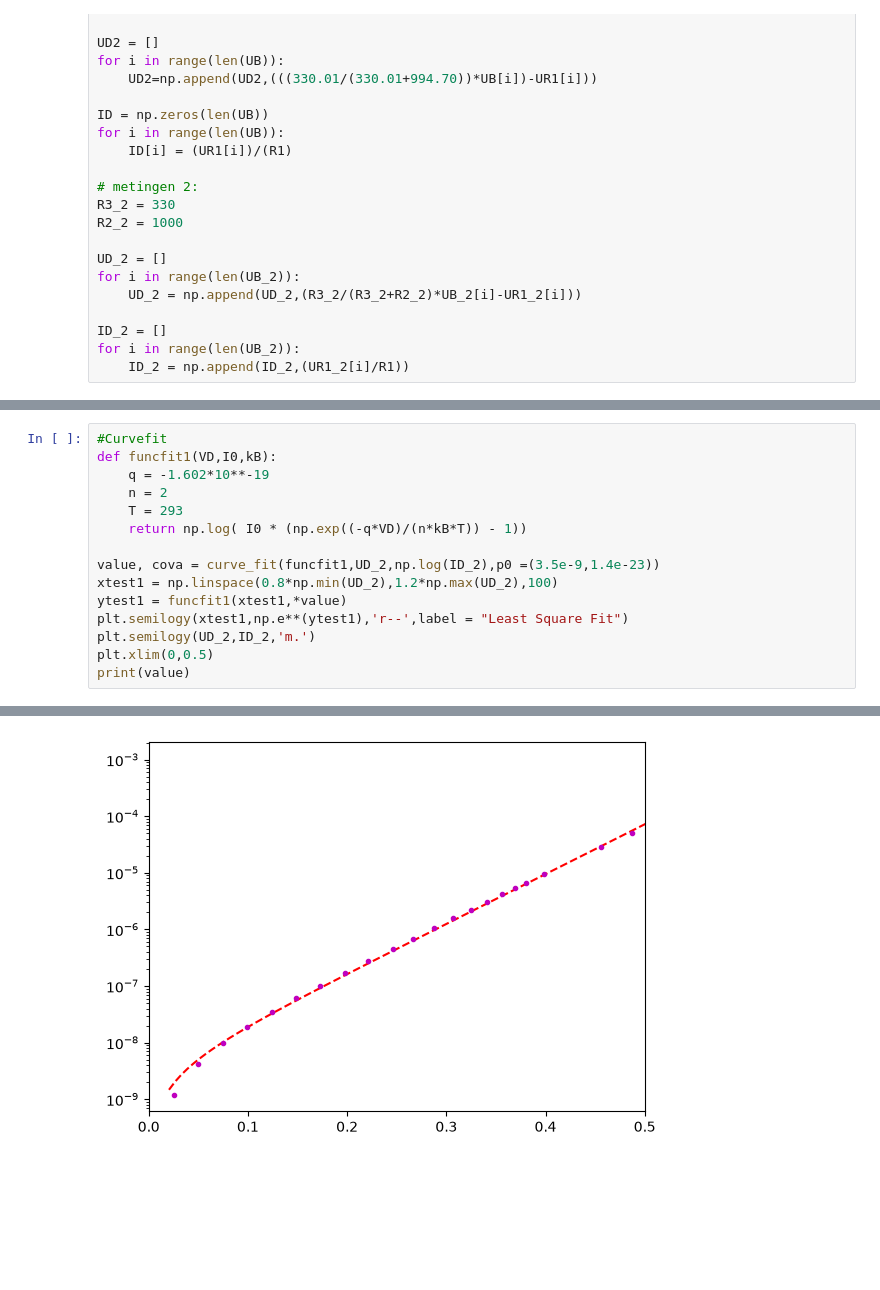
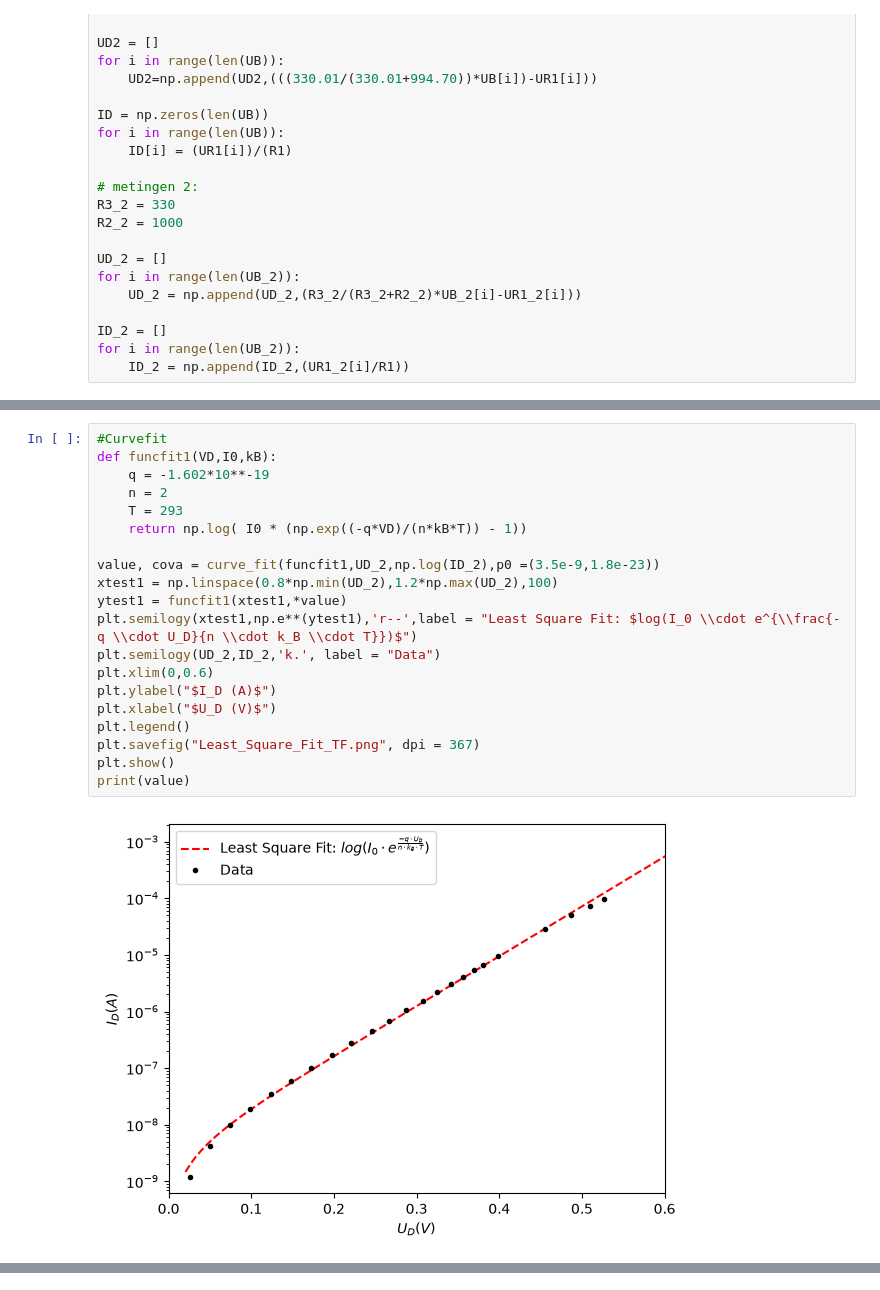
Before and after one commit to Sietse6812953/Boltzmann-Lab, a Jupyter notebook: Iteratie Script.ipynb, the cells around one changed output, grey strips where cells are left out. Saved outputs shown, nothing was run; the diff lists cells and outputs as text; blank space fills up the shorter version.

```diff
--- a/Iteratie Script.ipynb
+++ b/Iteratie Script.ipynb
@@ -87,16 +80,22 @@ print(1)
 # %%
 #Curvefit
 def funcfit1(VD,I0,kB):
     q = -1.602*10**-19
     n = 2
     T = 293
     return np.log( I0 * (np.exp((-q*VD)/(n*kB*T)) - 1))
 
-value, cova = curve_fit(funcfit1,UD_2,np.log(ID_2),p0 =(3.5e-9,1.4e-23))
+value, cova = curve_fit(funcfit1,UD_2,np.log(ID_2),p0 =(3.5e-9,1.8e-23))
 xtest1 = np.linspace(0.8*np.min(UD_2),1.2*np.max(UD_2),100)
 ytest1 = funcfit1(xtest1,*value)
-plt.semilogy(xtest1,np.e**(ytest1),'r--',label = "Least Square Fit")
-plt.semilogy(UD_2,ID_2,'m.')
-plt.xlim(0,0.5)
+plt.semilogy(xtest1,np.e**(ytest1),'r--',label = "Least Square Fit: $log(I_0 \\cdot e^{\\frac{-q \\cdot U_D}{n \\cdot k_B \\cdot T}})$")
+plt.semilogy(UD_2,ID_2,'k.', label = "Data")
+plt.xlim(0,0.6)
+plt.ylabel("$I_D (A)$")
+plt.xlabel("$U_D (V)$")
+plt.legend()
+plt.savefig("Least_Square_Fit_TF.png", dpi = 367)
+plt.show()
 print(value)
 # %% [output]
+[figure, new version]
@@ -104,4 +103,3 @@ print(value)
-[figure, old version]
 # %%
 #Boltzmann constante berekenening (via optimale parameters)
 I0, kB = value
```
Also changed, not shown: parts of 7 cells of this notebook, 1 other file.
